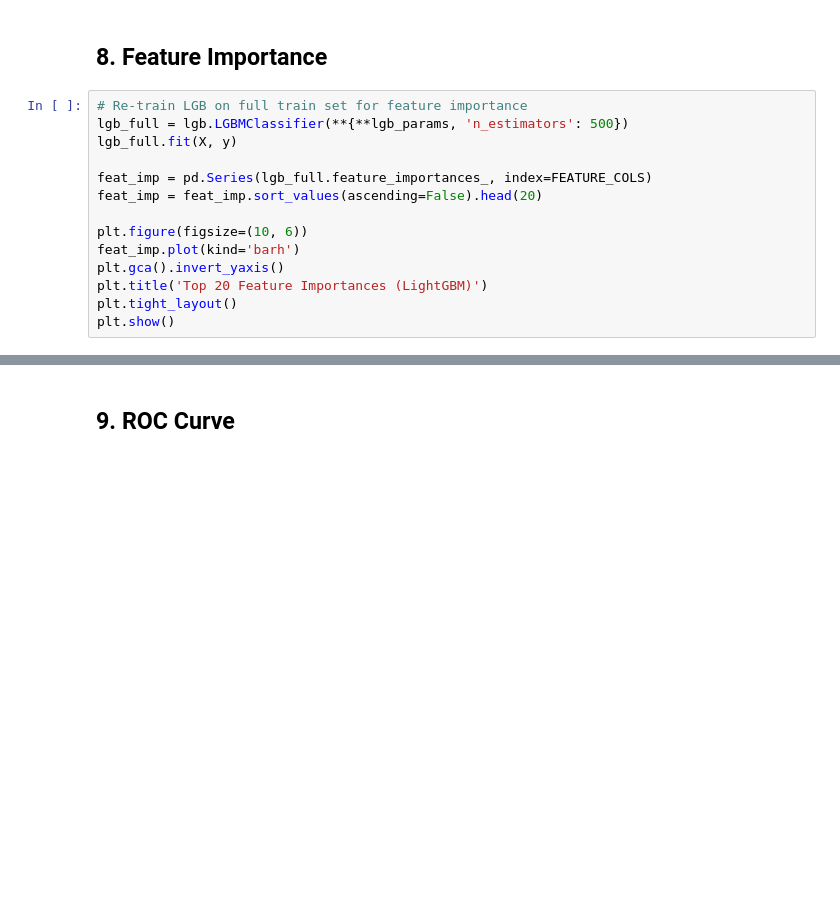
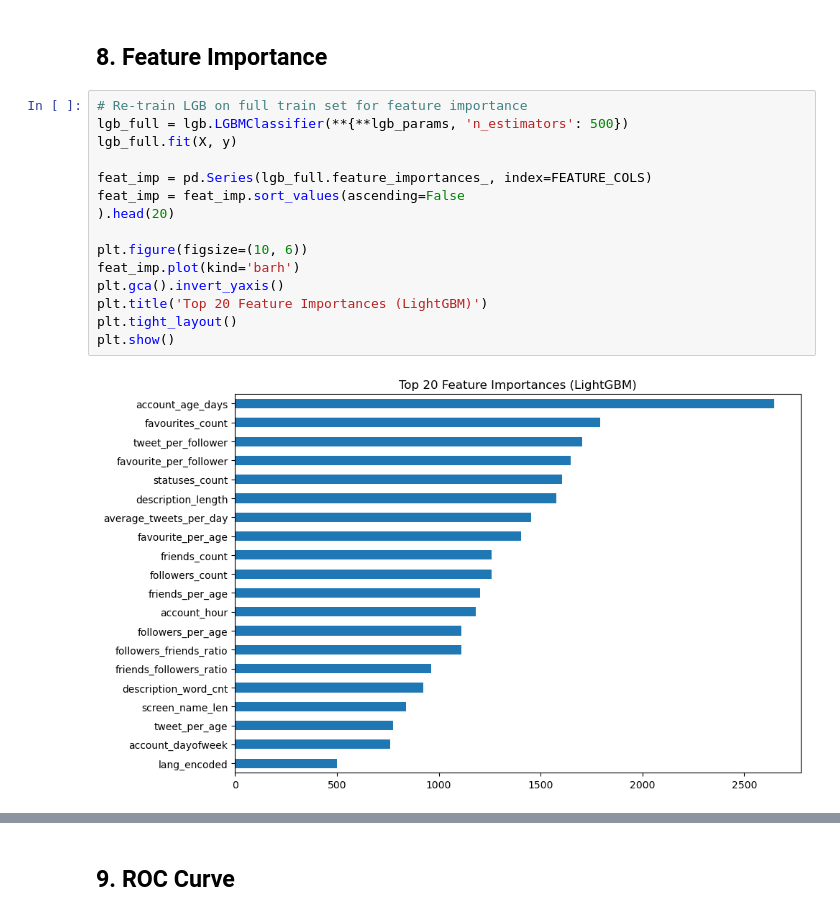
Before and after one commit to haunk/Twitter-Bot-account-prediction, a Jupyter notebook: twitter_bot_detection.ipynb, the cells around one changed output, grey strips where cells are left out. Cells and saved outputs as stored; diff of their text form; blank space fills up the shorter version.

```diff
--- a/twitter_bot_detection.ipynb
+++ b/twitter_bot_detection.ipynb
@@ -389,14 +484,17 @@ print(f'Ensemble (avg)    : {ensemble_auc:.4f}')
 # %%
 # Re-train LGB on full train set for feature importance
 lgb_full = lgb.LGBMClassifier(**{**lgb_params, 'n_estimators': 500})
 lgb_full.fit(X, y)
 
 feat_imp = pd.Series(lgb_full.feature_importances_, index=FEATURE_COLS)
-feat_imp = feat_imp.sort_values(ascending=False).head(20)
+feat_imp = feat_imp.sort_values(ascending=False
+).head(20)
 
 plt.figure(figsize=(10, 6))
 feat_imp.plot(kind='barh')
 plt.gca().invert_yaxis()
 plt.title('Top 20 Feature Importances (LightGBM)')
 plt.tight_layout()
 plt.show()
+# %% [output]
+[figure, added]
```
Also changed, not shown: parts of 14 cells of this notebook, 2 other files.
